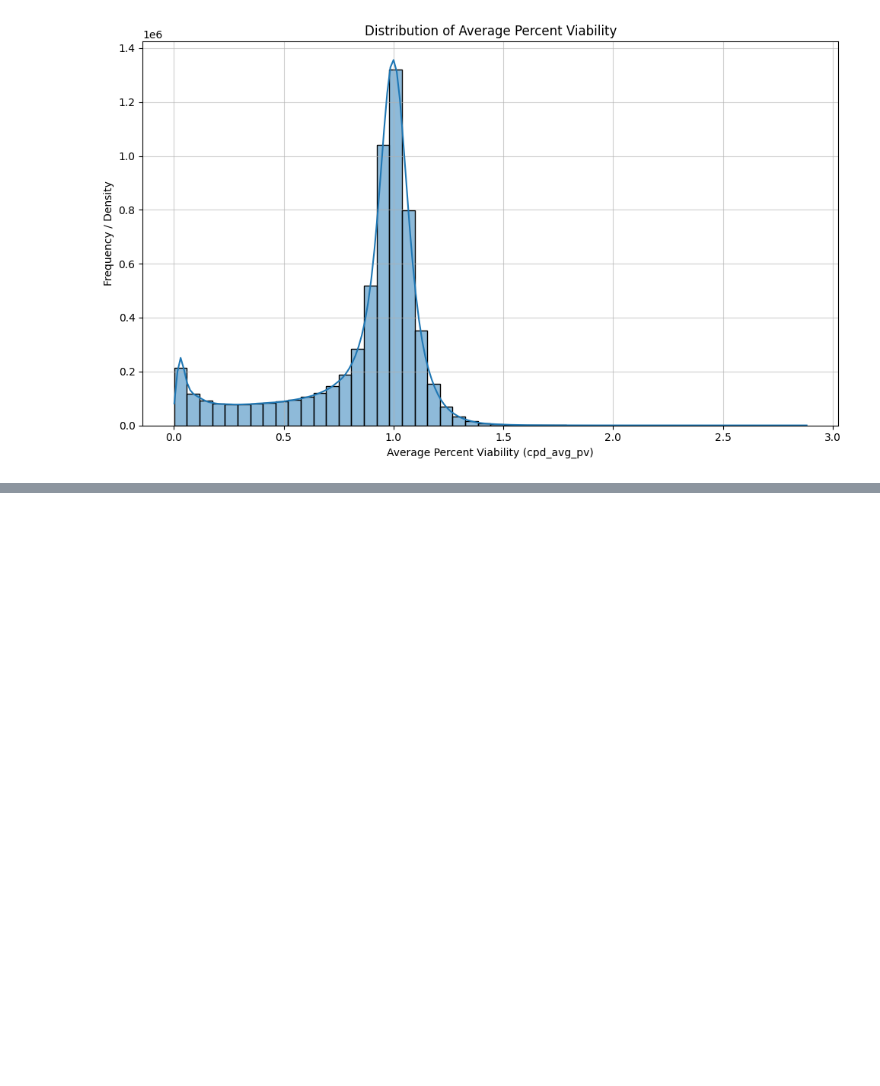
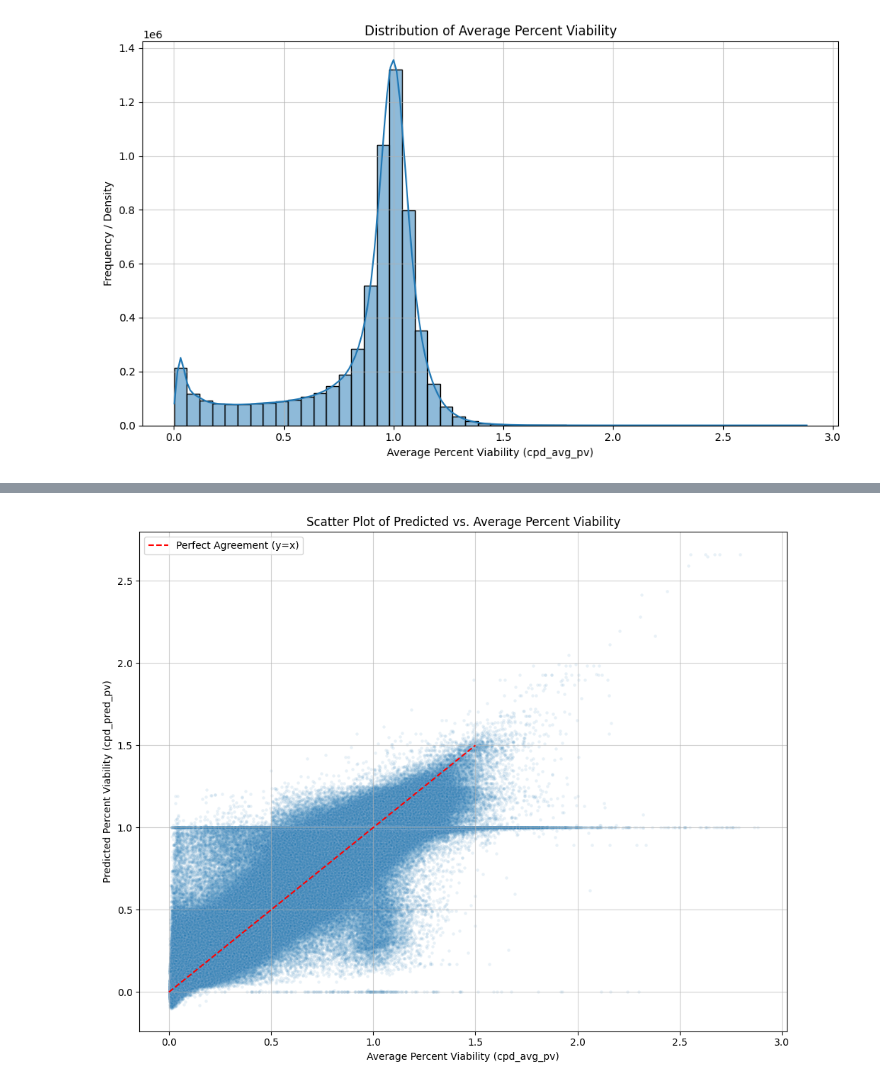
Before and after one commit to zrsteff/DSC502-Group-1-Project, a Jupyter notebook: DSC502_Group_Project.ipynb, the cells around one changed output, grey strips where cells are left out. Cells and saved outputs as stored; diff of their text form; code cells hidden in the pictures; blank space fills up the shorter version.

```diff
--- a/DSC502_Group_Project.ipynb
+++ b/DSC502_Group_Project.ipynb
@@ -126,0 +148,13 @@ plt.show()
+# %%
+plt.figure(figsize=(10, 8))
+sns.scatterplot(data=df, x='cpd_avg_pv', y='cpd_pred_pv', alpha=0.1, s=10)
+plt.plot([0, 1.5], [0, 1.5], color='red', linestyle='--', label='Perfect Agreement (y=x)') # Assuming viability is between 0 and 1.5
+plt.xlabel('Average Percent Viability (cpd_avg_pv)')
+plt.ylabel('Predicted Percent Viability (cpd_pred_pv)')
+plt.title('Scatter Plot of Predicted vs. Average Percent Viability')
+plt.legend()
+plt.grid(True, alpha=0.6)
+plt.tight_layout()
+plt.show()
+# %% [output]
+[figure, added]
```
Also changed, not shown: parts of 6 cells of this notebook.
